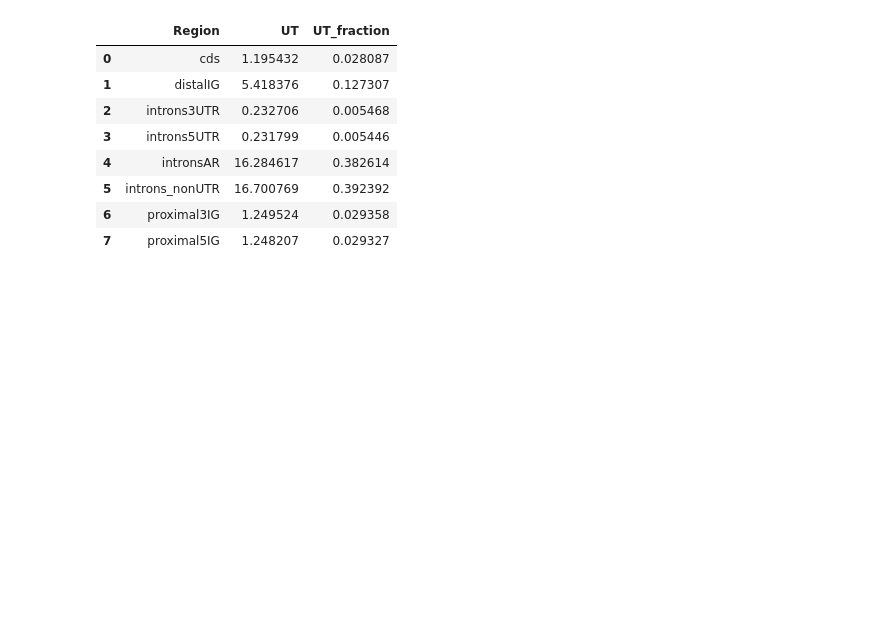
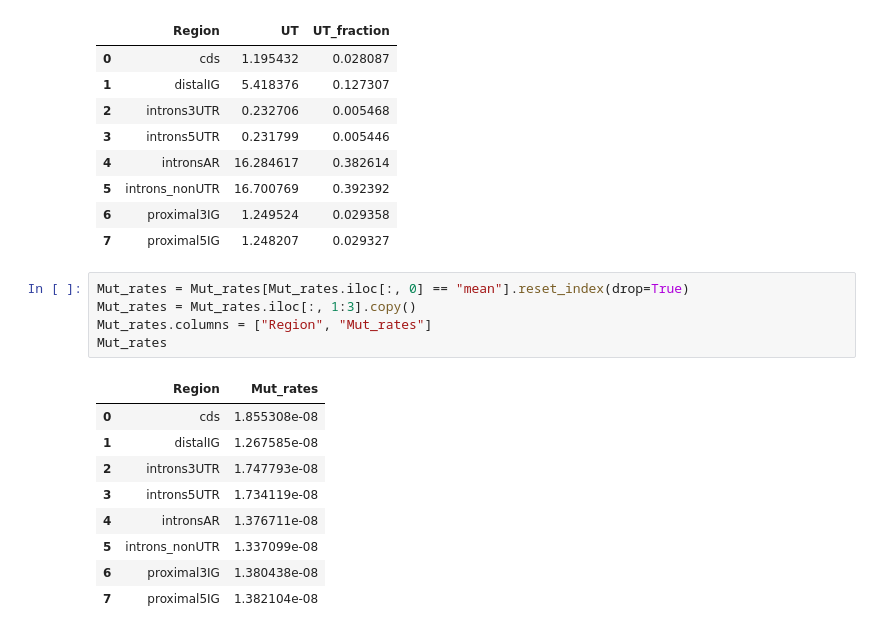
Before and after one commit to uliseshmc/EstimatingUd, a Jupyter notebook: Ud_estimation.ipynb, the cells around one changed output. Drawn from its saved outputs; the diff is of its cells as text; blank space fills up the shorter version.

```diff
--- a/Ud_estimation.ipynb
+++ b/Ud_estimation.ipynb
@@ -53,3 +54,18 @@ UT
 | 5 | introns_nonUTR | 16.700769 | 0.392392 |
 | 6 | proximal3IG | 1.249524 | 0.029358 |
 | 7 | proximal5IG | 1.248207 | 0.029327 |
+# %%
+Mut_rates = Mut_rates[Mut_rates.iloc[:, 0] == "mean"].reset_index(drop=True)
+Mut_rates = Mut_rates.iloc[:, 1:3].copy()
+Mut_rates.columns = ["Region", "Mut_rates"]
+Mut_rates
+# %% [output]
+|  | Region | Mut_rates |
+| 0 | cds | 1.855308e-08 |
+| 1 | distalIG | 1.267585e-08 |
+| 2 | introns3UTR | 1.747793e-08 |
+| 3 | introns5UTR | 1.734119e-08 |
+| 4 | intronsAR | 1.376711e-08 |
+| 5 | introns_nonUTR | 1.337099e-08 |
+| 6 | proximal3IG | 1.380438e-08 |
+| 7 | proximal5IG | 1.382104e-08 |
```
Also changed, not shown: parts of 9 cells of this notebook, 4 other files.
